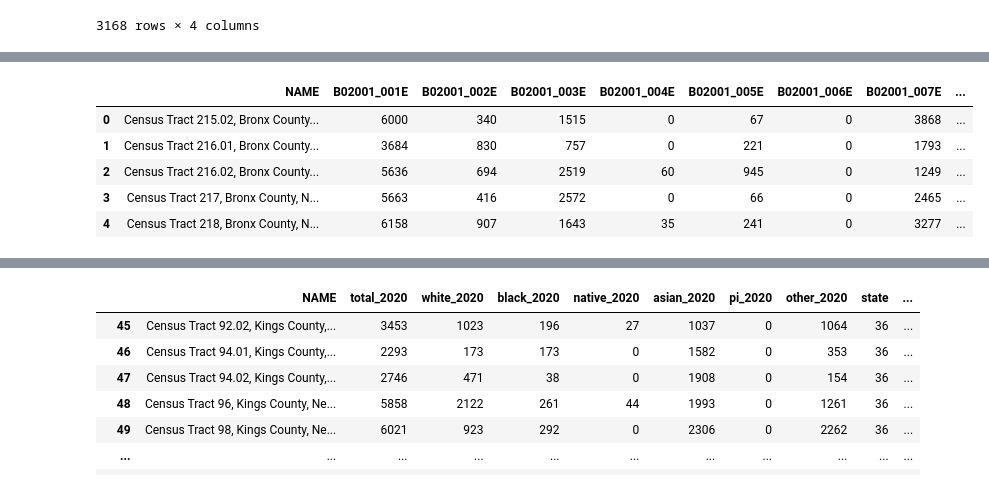
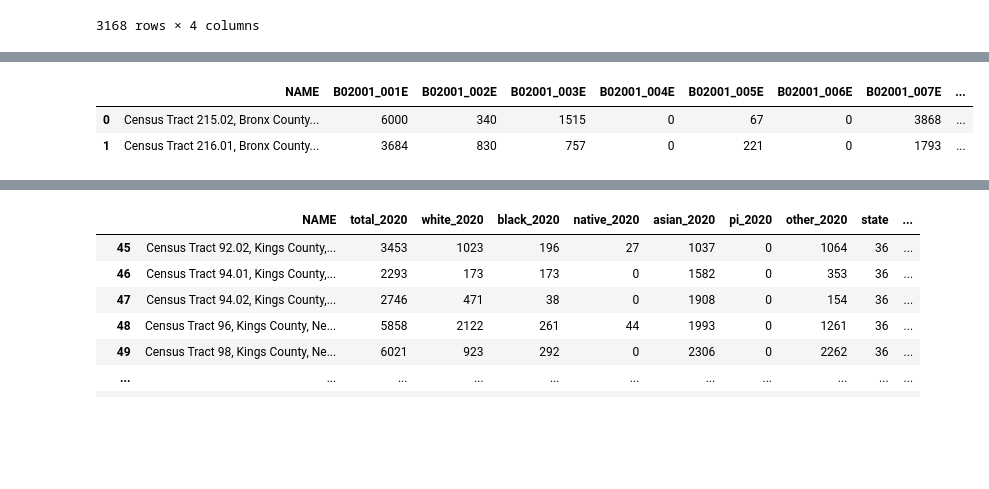
Before and after one commit to NYCRentAndSalary/NYCRentAndSalary.github.io, a Jupyter notebook: gentrification.ipynb, the cells around one changed output, grey strips where cells are left out. Cells and saved outputs as stored; diff of their text form; code cells hidden in the pictures; blank space fills up the shorter version.

```diff
--- a/gentrification.ipynb
+++ b/gentrification.ipynb
@@ -1314,10 +1293,7 @@ Response text: [["NAME","B03002_001E","B03002_002E","B03002_003E","B03002_004E",
 # %%
-race2010.head()
+race2010.head(2)
 # %% [output]
 |  | NAME | B02001_001E | B02001_002E | B02001_003E | B02001_004E | B02001_005E | B02001_006E | B02001_007E | ... |
 | 0 | Census Tract 215.02, Bronx County... | 6000 | 340 | 1515 | 0 | 67 | 0 | 3868 | ... |
 | 1 | Census Tract 216.01, Bronx County... | 3684 | 830 | 757 | 0 | 221 | 0 | 1793 | ... |
-| 2 | Census Tract 216.02, Bronx County... | 5636 | 694 | 2519 | 60 | 945 | 0 | 1249 | ... |
-| 3 | Census Tract 217, Bronx County, N... | 5663 | 416 | 2572 | 0 | 66 | 0 | 2465 | ... |
-| 4 | Census Tract 218, Bronx County, N... | 6158 | 907 | 1643 | 35 | 241 | 0 | 3277 | ... |
 # %%
```
Also changed, not shown: parts of 83 cells of this notebook, 1 other file.
